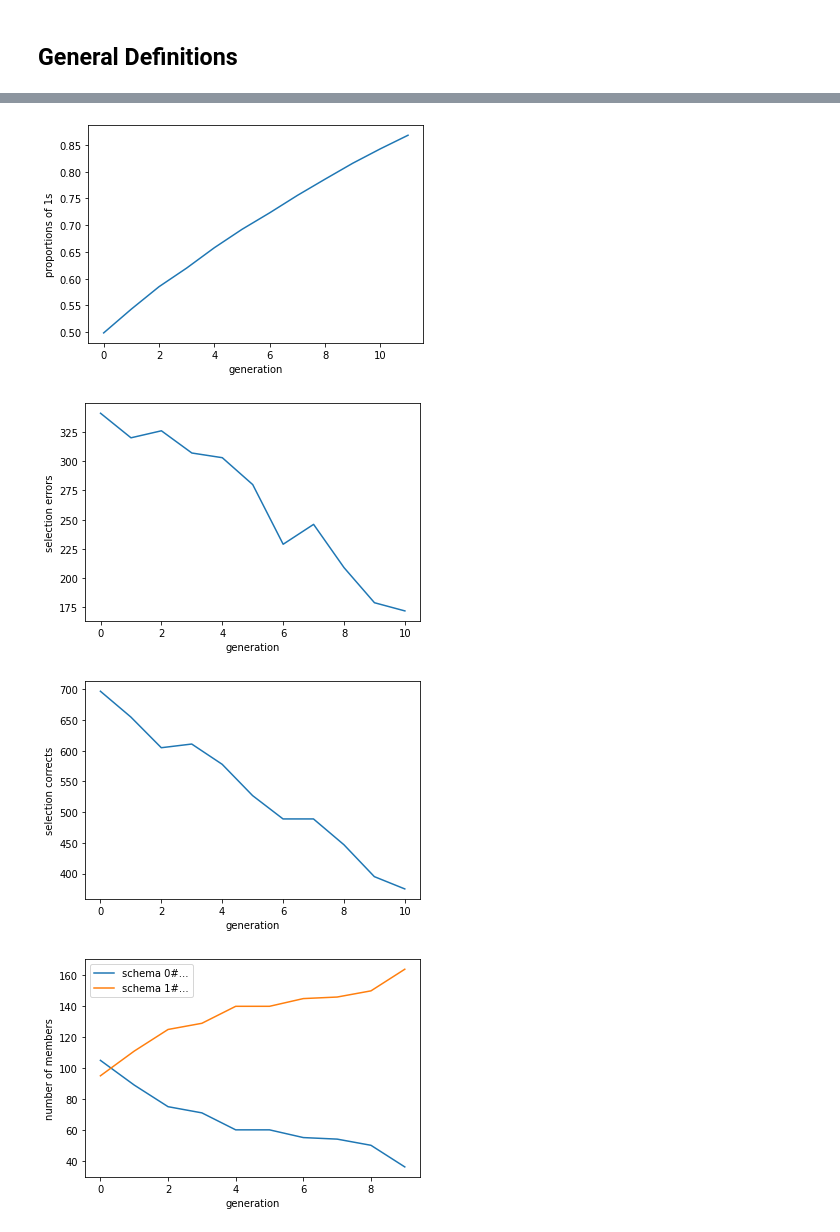
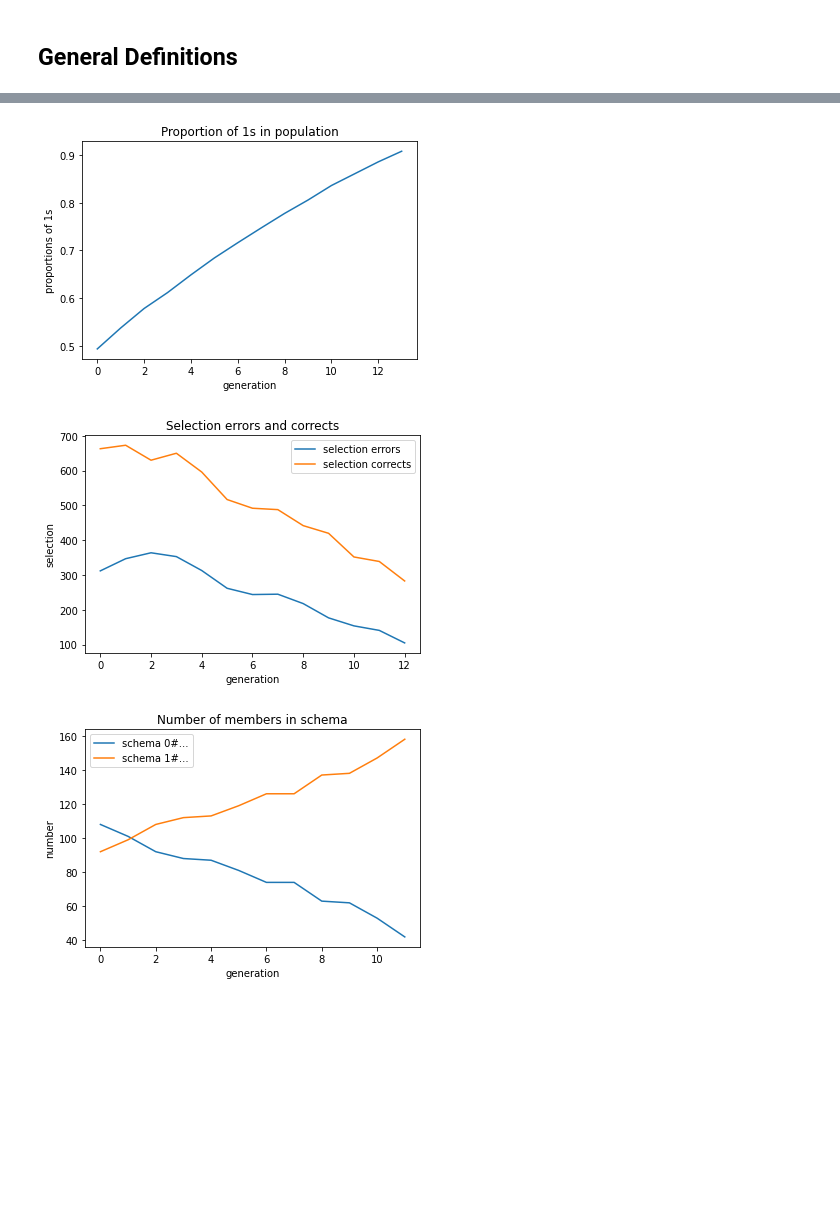
Before and after one commit to efraimdahl/EvolutionaryProgramming, a Jupyter notebook: evocomp.ipynb, the cells around one changed output, grey strips where cells are left out. Drawn from its saved outputs; the diff is of its cells as text; code cells hidden in the pictures; blank space fills up the shorter version.

```diff
--- a/evocomp.ipynb
+++ b/evocomp.ipynb
@@ -448,7 +489,7 @@ def genetic_search_measures(population_size,fitness_function=counting_ones,cross
             c1,c2 = crossover_function(p1,p2)
             #4. Family competition: the best 2 solutions of each family of 4 are copied to the next population P (t + 1).
             scores = [(fitness_function(x,mapping=mapping),x) for x in [c1,c2,p1,p2]]
-            if((scores[0][0]>scores[2][0] and scores[0][0]>scores[3][0]) or (scores[1][0]>scores[2][0] and scores[1][0]>scores[3][0])):
+            if((scores[0][0]>scores[2][0] or scores[0][0]>scores[3][0]) or (scores[1][0]>scores[2][0] or scores[1][0]>scores[3][0])):
                 improvement_counter+=1
             #We can use sort, because sort is stable, if two elements are equal their original order will be preserved, this satisifies
             #the requirement: When a parent and a child have the same (best) fitness, the child is copied to the next generation
@@ -495,56 +536,47 @@ assert(n_generations == len(corrects) )
 plt.plot(proportion)
 plt.ylabel('proportions of 1s')
 plt.xlabel('generation')
+plt.savefig("proportion.png")
+plt.title("Proportion of 1s in population")
 plt.show()
 
-plt.plot(errors)
-plt.ylabel('selection errors')
+plt.plot(errors, label="selection errors")
+plt.plot(corrects, label="selection corrects")
+plt.legend()
+plt.ylabel('selection')
 plt.xlabel('generation')
+plt.title("Selection errors and corrects")
+plt.savefig("selection.png")
 plt.show()
 
-plt.plot(corrects)
-plt.ylabel('selection corrects')
-plt.xlabel('generation')
-plt.show()
+
 
 number_member_schema_0 = []
 number_member_schema_1 = []
 average_schema_0 = []
 average_schema_1 = []
 std_schema_0 = []
 std_schema_1 = []
 
 for i in range(n_generations -1):
     assert(pop_size == len(schema_0[i]) + len(schema_1[i]) )
     number_member_schema_0.append(len(schema_0[i]))
     number_member_schema_1.append(len(schema_1[i]))
     std_schema_0.append(np.std(schema_0[i]))
     std_schema_1.append(np.std(schema_1[i]))
     average_schema_0.append(np.mean(schema_0[i]))
     average_schema_1.append(np.mean(schema_1[i]))
 
 plt.plot(number_member_schema_0, label="schema 0#...")
 plt.plot(number_member_schema_1, label="schema 1#...")
-plt.ylabel('number of members')
+plt.ylabel('number')
 plt.legend()
+
 plt.xlabel('generation')
+plt.title("Number of members in schema")
+plt.savefig("members.png")
 plt.show()
-
-plt.plot(average_schema_0, label="schema 0#...")
-plt.plot(average_schema_1, label="schema 1#...")
-plt.ylabel('average')
-plt.legend()
-plt.xlabel('generation')
-plt.show()
-
-plt.plot(std_schema_0, label="schema 0#...")
-plt.plot(std_schema_1, label="schema 1#...")
-plt.ylabel('standard deviation')
-plt.legend()
-plt.xlabel('generation')
-plt.show()
 # %% [output]
-[figure, old version]
+[figure, new version]
-[figure, old version]
+[figure, new version]
-[figure, old version]
+[figure, new version]
-[figure, removed]
```
Also changed, not shown: parts of 17 cells of this notebook, 2 other files.
